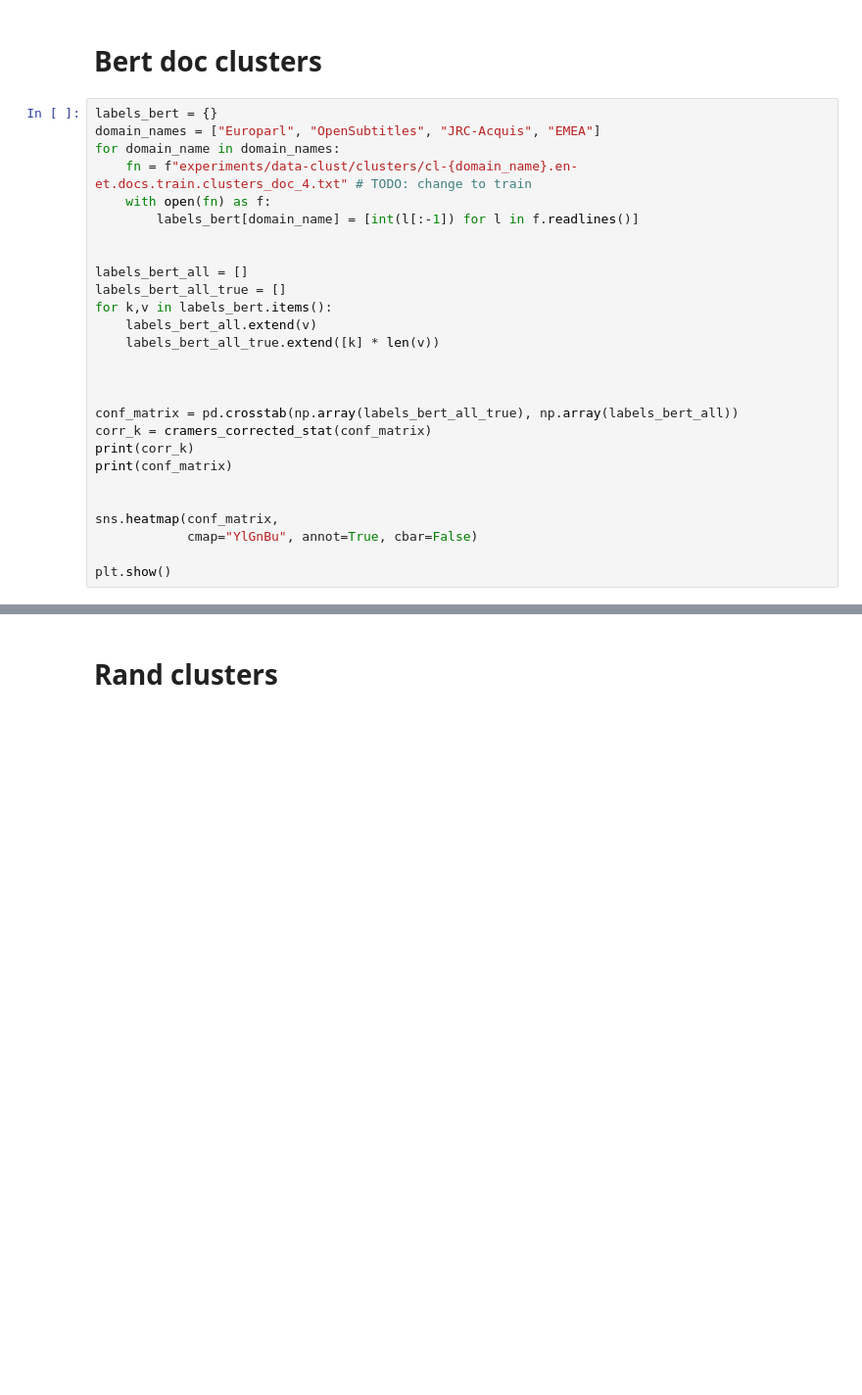
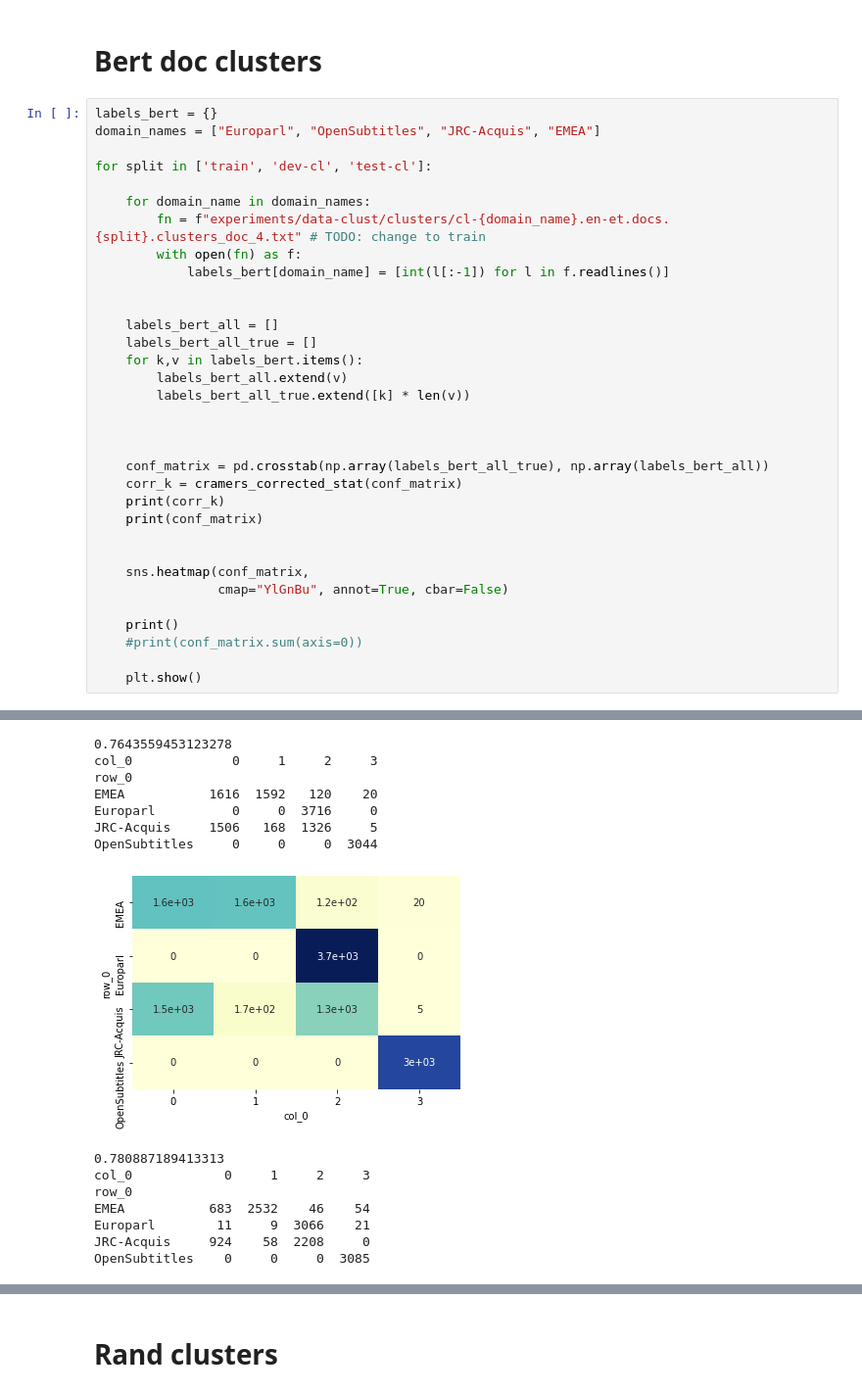
Before and after one commit to MaksymDel/da, a Jupyter notebook: notebooks/clust_nmt_predict.ipynb, the cells around one changed output, grey strips where cells are left out. Shown: that part at 98% size. Saved outputs shown, nothing was run; the diff lists cells and outputs as text; blank space fills up the shorter version.

```diff
--- a/notebooks/clust_nmt_predict.ipynb
+++ b/notebooks/clust_nmt_predict.ipynb
@@ -186,36 +227,57 @@ OpenSubtitles   46245   50394  84391  319846
 # %%
 labels_bert = {}
 domain_names = ["Europarl", "OpenSubtitles", "JRC-Acquis", "EMEA"]
-for domain_name in domain_names:
-    fn = f"experiments/data-clust/clusters/cl-{domain_name}.en-et.docs.train.clusters_doc_4.txt" # TODO: change to train
-    with open(fn) as f:
-        labels_bert[domain_name] = [int(l[:-1]) for l in f.readlines()]
+
+for split in ['train', 'dev-cl', 'test-cl']:
+
+    for domain_name in domain_names:
+        fn = f"experiments/data-clust/clusters/cl-{domain_name}.en-et.docs.{split}.clusters_doc_4.txt" # TODO: change to train
+        with open(fn) as f:
+            labels_bert[domain_name] = [int(l[:-1]) for l in f.readlines()]
 
 
-labels_bert_all = []
-labels_bert_all_true = []
-for k,v in labels_bert.items():
-    labels_bert_all.extend(v)
-    labels_bert_all_true.extend([k] * len(v))
+    labels_bert_all = []
+    labels_bert_all_true = []
+    for k,v in labels_bert.items():
+        labels_bert_all.extend(v)
+        labels_bert_all_true.extend([k] * len(v))
 
 
 
-conf_matrix = pd.crosstab(np.array(labels_bert_all_true), np.array(labels_bert_all))
-corr_k = cramers_corrected_stat(conf_matrix)
-print(corr_k)
-print(conf_matrix)
+    conf_matrix = pd.crosstab(np.array(labels_bert_all_true), np.array(labels_bert_all))
+    corr_k = cramers_corrected_stat(conf_matrix)
+    print(corr_k)
+    print(conf_matrix)
 
 
-sns.heatmap(conf_matrix,
-            cmap="YlGnBu", annot=True, cbar=False)
+    sns.heatmap(conf_matrix,
+                cmap="YlGnBu", annot=True, cbar=False)
 
-plt.show()
+    print()
+    #print(conf_matrix.sum(axis=0))
+
+    plt.show()
 # %% [output]
 0.8089680719230101
 col_0               0       1       2       3
 row_0
 EMEA            42870  344373    3200   20097
 Europarl          521    3372  493821    2452
 JRC-Acquis     279334  152902   61959    5825
 OpenSubtitles    1001    9881     899  489095
 [figure]
+0.7643559453123278
+col_0             0     1     2     3
+row_0
+EMEA           1616  1592   120    20
+Europarl          0     0  3716     0
+JRC-Acquis     1506   168  1326     5
+OpenSubtitles     0     0     0  3044
+[figure, added]
+0.780887189413313
+col_0            0     1     2     3
+row_0
+EMEA           683  2532    46    54
+Europarl        11     9  3066    21
+JRC-Acquis     924    58  2208     0
+OpenSubtitles    0     0     0  3085
```
Also changed, not shown: parts of 2 cells of this notebook, 12 other files.
